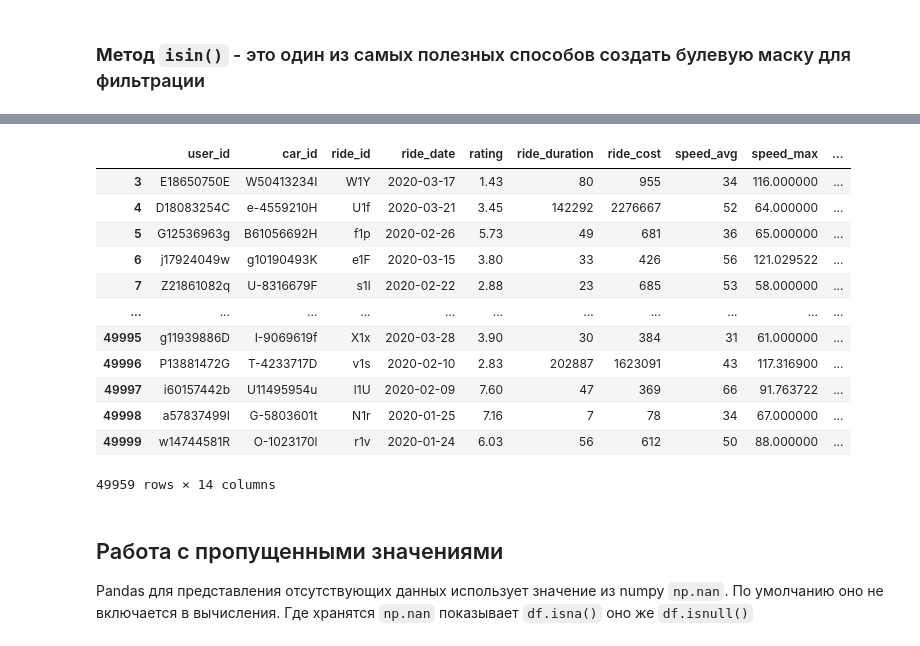
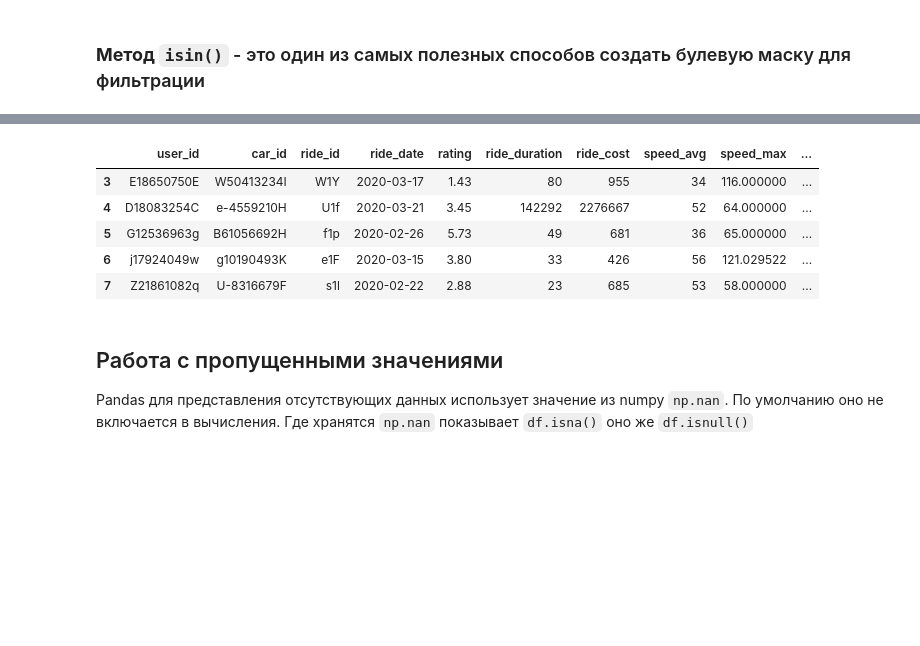
Before and after one commit to a-milenkin/Competitive_Data_Science, a Jupyter notebook: notebooks/2.2 - Pandas intro.ipynb, the cells around one changed output, grey strips where cells are left out. Drawn from its saved outputs; the diff is of its cells as text; code cells hidden in the pictures; blank space fills up the shorter version.

```diff
--- a/notebooks/2.2 - Pandas intro.ipynb
+++ b/notebooks/2.2 - Pandas intro.ipynb
@@ -761,19 +779,12 @@ rides_info[mask]
 # %%
-rides_info[~mask]
+rides_info[~mask].head()
 # %% [output]
 |  | user_id | car_id | ride_id | ride_date | rating | ride_duration | ride_cost | speed_avg | speed_max | ... |
 | 3 | E18650750E | W50413234I | W1Y | 2020-03-17 | 1.43 | 80 | 955 | 34 | 116.000000 | ... |
 | 4 | D18083254C | e-4559210H | U1f | 2020-03-21 | 3.45 | 142292 | 2276667 | 52 | 64.000000 | ... |
 | 5 | G12536963g | B61056692H | f1p | 2020-02-26 | 5.73 | 49 | 681 | 36 | 65.000000 | ... |
 | 6 | j17924049w | g10190493K | e1F | 2020-03-15 | 3.80 | 33 | 426 | 56 | 121.029522 | ... |
 | 7 | Z21861082q | U-8316679F | s1l | 2020-02-22 | 2.88 | 23 | 685 | 53 | 58.000000 | ... |
-| ... | ... | ... | ... | ... | ... | ... | ... | ... | ... | ... |
-| 49995 | g11939886D | I-9069619f | X1x | 2020-03-28 | 3.90 | 30 | 384 | 31 | 61.000000 | ... |
-| 49996 | P13881472G | T-4233717D | v1s | 2020-02-10 | 2.83 | 202887 | 1623091 | 43 | 117.316900 | ... |
-| 49997 | i60157442b | U11495954u | l1U | 2020-02-09 | 7.60 | 47 | 369 | 66 | 91.763722 | ... |
-| 49998 | a57837499I | G-5803601t | N1r | 2020-01-25 | 7.16 | 7 | 78 | 34 | 67.000000 | ... |
-| 49999 | w14744581R | O-1023170l | r1v | 2020-01-24 | 6.03 | 56 | 612 | 50 | 88.000000 | ... |
-49959 rows × 14 columns
 # %% [markdown]
 ## Работа с пропущенными значениями
 
```
Also changed, not shown: parts of 33 cells of this notebook, 1 other file.
